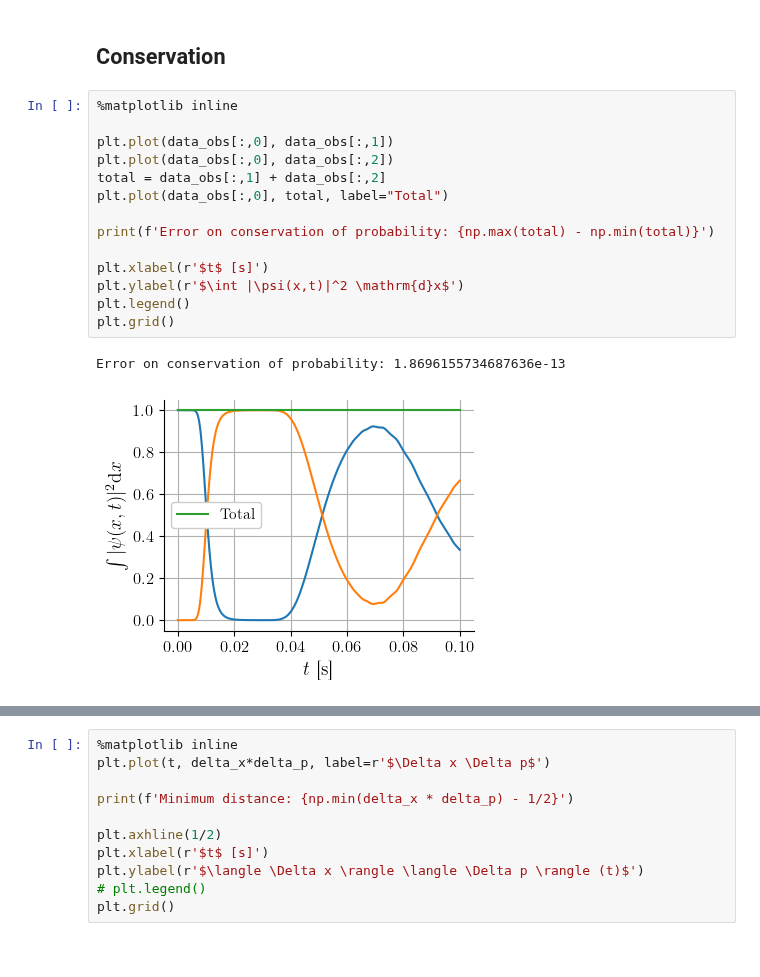
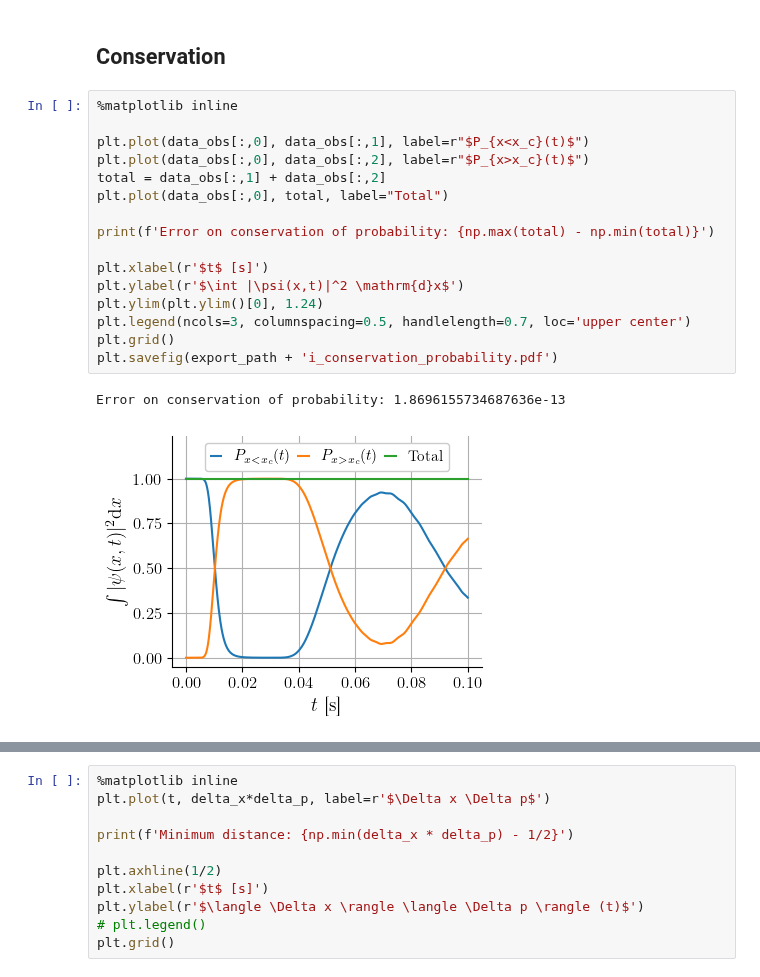
Before and after one commit to TomVdt/PhysNum, a Jupyter notebook: exercice6/analysis/analysis_i.ipynb, the cells around one changed output, grey strips where cells are left out. Drawn from its saved outputs; the diff is of its cells as text.

```diff
--- a/exercice6/analysis/analysis_i.ipynb
+++ b/exercice6/analysis/analysis_i.ipynb
@@ -165,20 +175,22 @@ plt.grid()
 # %%
 %matplotlib inline
 
-plt.plot(data_obs[:,0], data_obs[:,1])
-plt.plot(data_obs[:,0], data_obs[:,2])
+plt.plot(data_obs[:,0], data_obs[:,1], label=r"$P_{x<x_c}(t)$")
+plt.plot(data_obs[:,0], data_obs[:,2], label=r"$P_{x>x_c}(t)$")
 total = data_obs[:,1] + data_obs[:,2]
 plt.plot(data_obs[:,0], total, label="Total")
 
 print(f'Error on conservation of probability: {np.max(total) - np.min(total)}')
 
 plt.xlabel(r'$t$ [s]')
 plt.ylabel(r'$\int |\psi(x,t)|^2 \mathrm{d}x$')
-plt.legend()
+plt.ylim(plt.ylim()[0], 1.24)
+plt.legend(ncols=3, columnspacing=0.5, handlelength=0.7, loc='upper center')
 plt.grid()
+plt.savefig(export_path + 'i_conservation_probability.pdf')
 # %% [output]
 Error on conservation of probability: 1.8696155734687636e-13
-[figure, old version]
+[figure, new version]
 # %%
 %matplotlib inline
 plt.plot(data_obs[:,0], H_moy, label="NRJ its music only")
```
Also changed, not shown: parts of 10 cells of this notebook, 15 other files.
